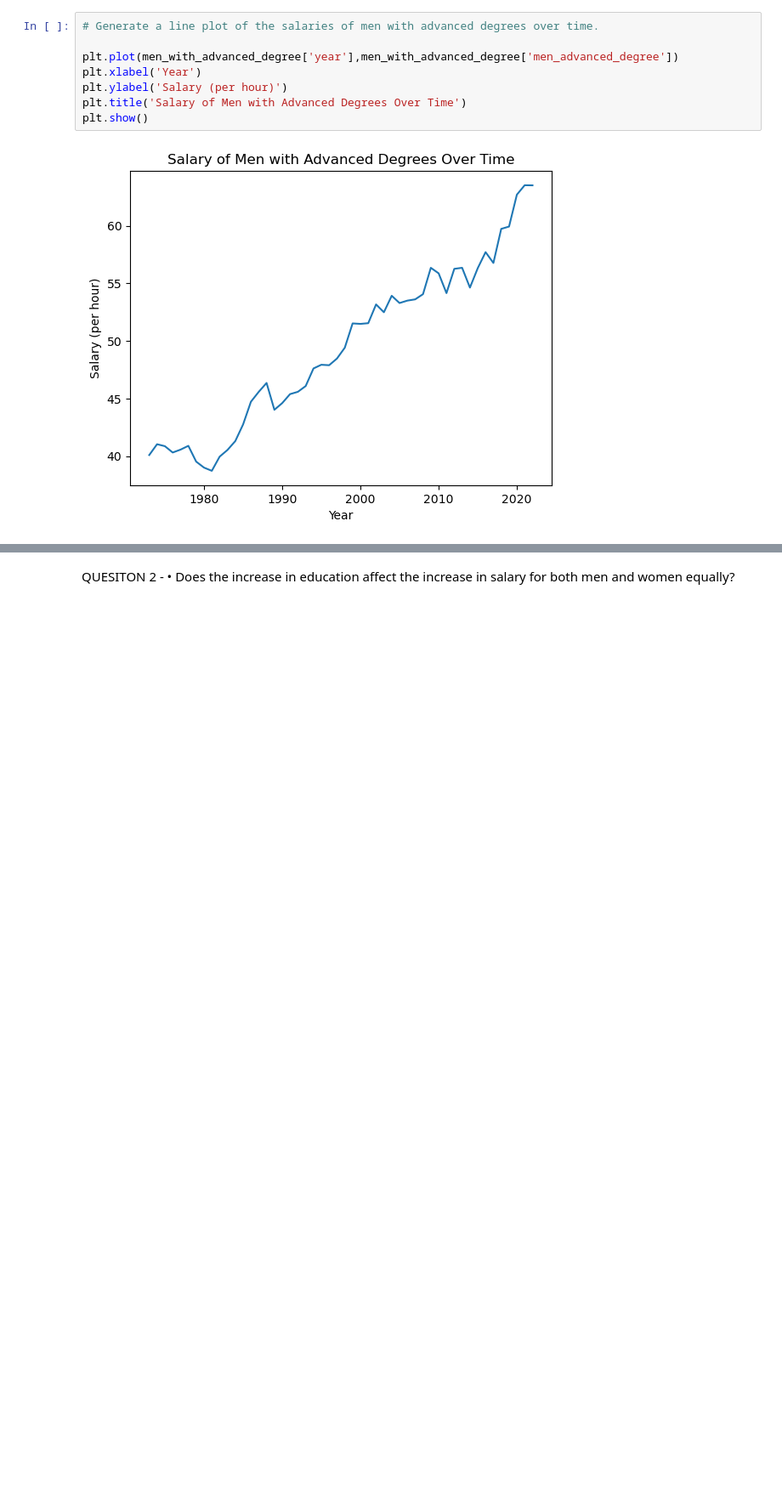
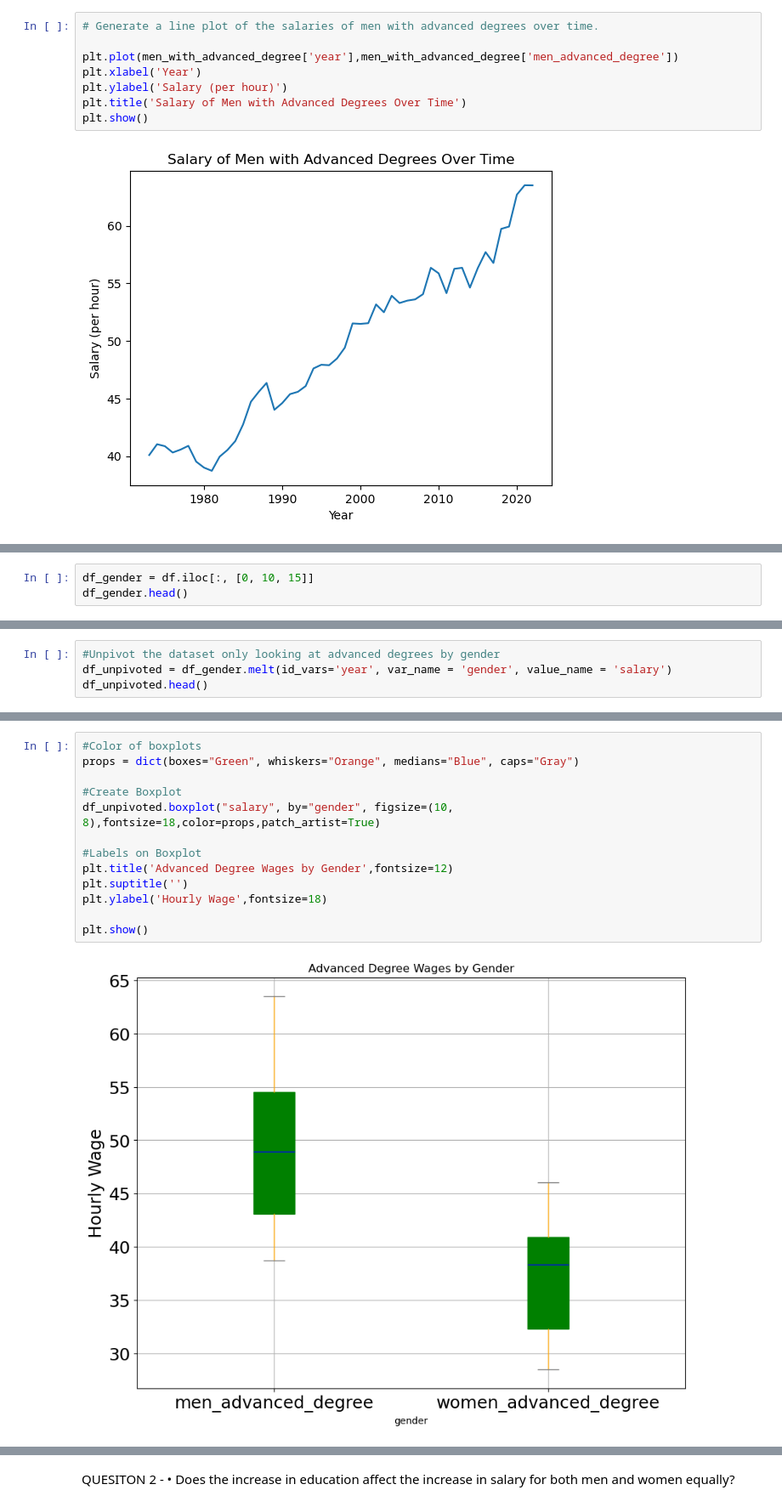
Before and after one commit to Crashapple/Project_1, a Jupyter notebook: Project1.ipynb, the cells around one changed output, grey strips where cells are left out. Shown: that part at 85% size. Cells and saved outputs as stored; diff of their text form; blank space fills up the shorter version.

```diff
--- a/Project1.ipynb
+++ b/Project1.ipynb
@@ -89,0 +114,3 @@ plt.show()
+# %%
+df_gender = df.iloc[:, [0, 10, 15]]
+df_gender.head()
@@ -89,0 +132,4 @@ plt.show()
+# %%
+#Unpivot the dataset only looking at advanced degrees by gender
+df_unpivoted = df_gender.melt(id_vars='year', var_name = 'gender', value_name = 'salary')
+df_unpivoted.head()
@@ -89,0 +150,15 @@ plt.show()
+# %%
+#Color of boxplots
+props = dict(boxes="Green", whiskers="Orange", medians="Blue", caps="Gray")
+
+#Create Boxplot
+df_unpivoted.boxplot("salary", by="gender", figsize=(10, 8),fontsize=18,color=props,patch_artist=True)
+
+#Labels on Boxplot
+plt.title('Advanced Degree Wages by Gender',fontsize=12)
+plt.suptitle('')
+plt.ylabel('Hourly Wage',fontsize=18)
+
+plt.show()
+# %% [output]
+[figure, added]
```
Also changed, not shown: parts of 10 cells of this notebook.
